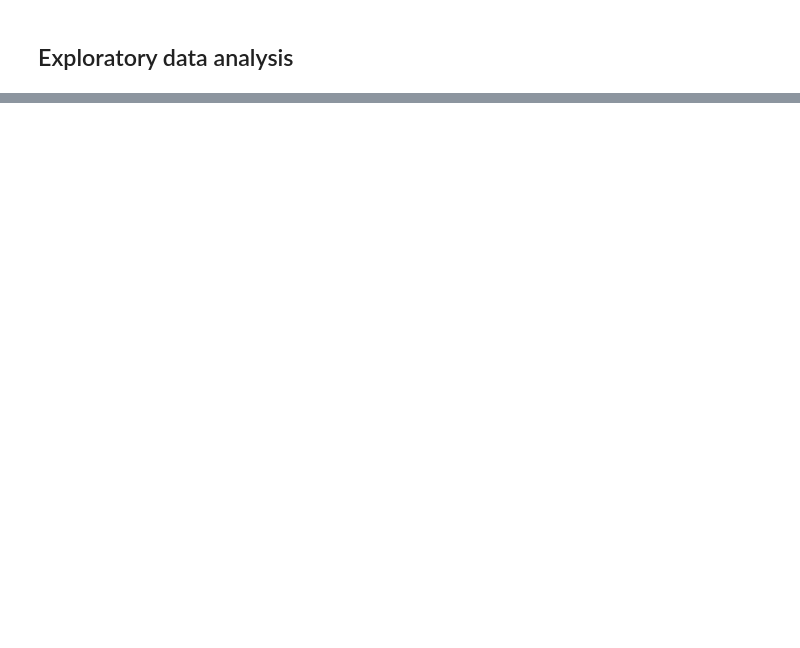
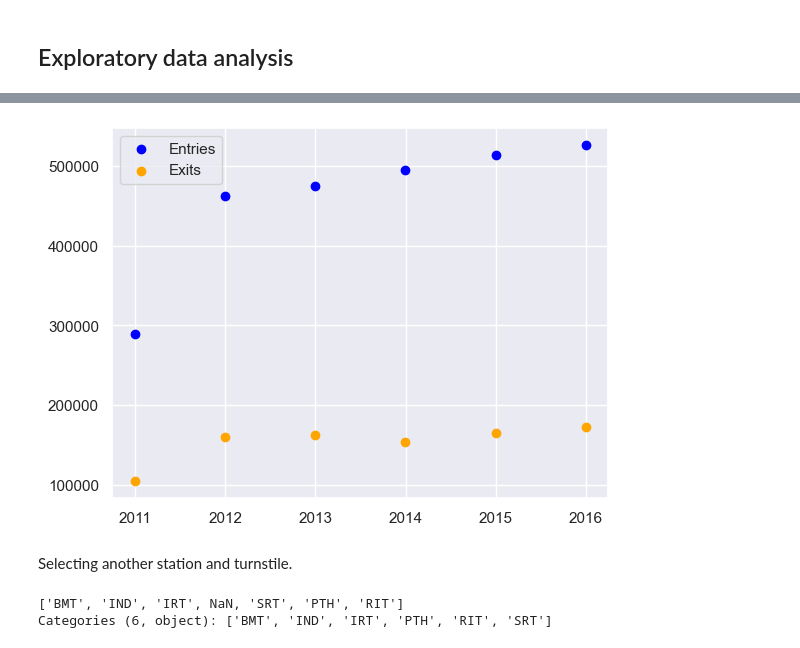
Before and after one commit to alvarodiegomaia/nyc-metro-challenge, a Jupyter notebook: main.ipynb, the cells around one changed output, grey strips where cells are left out. Drawn from its saved outputs; the diff is of its cells as text; code cells hidden in the pictures; blank space fills up the shorter version.

```diff
--- a/main.ipynb
+++ b/main.ipynb
@@ -376,0 +426,13 @@ def pre_processing(df):
+# %%
+def series_deacumulate(serie):
+    """
+        This method takes a series with cumulated count and return the instant value of each entry by de-acumulate the count.
+        It also drops any negative value generated by the reset of the accumulated counter.
+
+    Args:
+        serie (np.array): Cumulative count sequence.
+    """
+
+    diff_serie = serie[1:] - serie[:-1]
+    new_serie = diff_serie[diff_serie >= 0]
+    return new_serie
@@ -397,4 +490,13 @@ Removing temporary folder with files.
 # %%
+file_name = 'data/Dataset-Prova.7z'
+temp_folder = 'data/temp'
+
+with py7zr.SevenZipFile(file_name, 'r') as archive:
+    archive.extractall(path=temp_folder)
+
+    path_data_sets = glob.glob(temp_folder + '/*/*')
+    df_concat = pd.concat([read_mta_data(_) for _ in path_data_sets], ignore_index=True)
+
 try:
     shutil.rmtree(temp_folder)
 except OSError as e:
@@ -460,0 +540,2 @@ memory usage: 5.0 MB
+# %%
+group = group_data(df_concat, 'Y', 'BMT', 'LEXINGTON AVE', 'R051', '456NQR', 'A002', '02-00-00')
@@ -460,0 +551,18 @@ memory usage: 5.0 MB
+# %%
+#months_interval = [datetime(2010, month, 1) for month in range(1, 13, 2)]
+#plt.rc('date.autoformatter', day='%b %Y')
+
+plt.scatter(x=group.time, y=group.entries_inst, color='blue', label='Entries')
+plt.scatter(x=group.time, y=group.exits_inst, color='orange', label='Exits')
+plt.legend()
+#plt.xticks(months_interval)
+plt.show()
+# %% [output]
+[figure, added]
+# %% [markdown]
+Selecting another station and turnstile.
+# %%
+df_concat.division.unique()
+# %% [output]
+['BMT', 'IND', 'IRT', NaN, 'SRT', 'PTH', 'RIT']
+Categories (6, object): ['BMT', 'IND', 'IRT', 'PTH', 'RIT', 'SRT']
```
Also changed, not shown: parts of 99 cells of this notebook.
